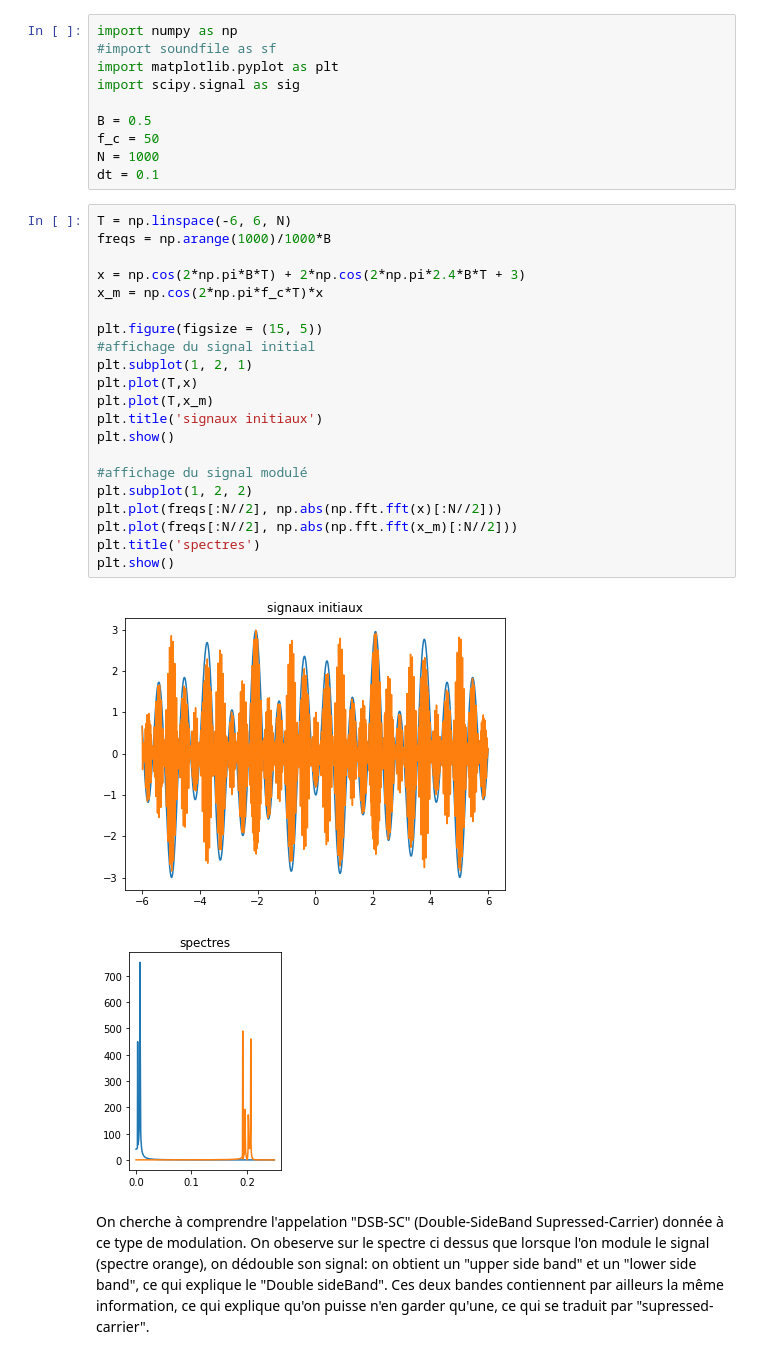
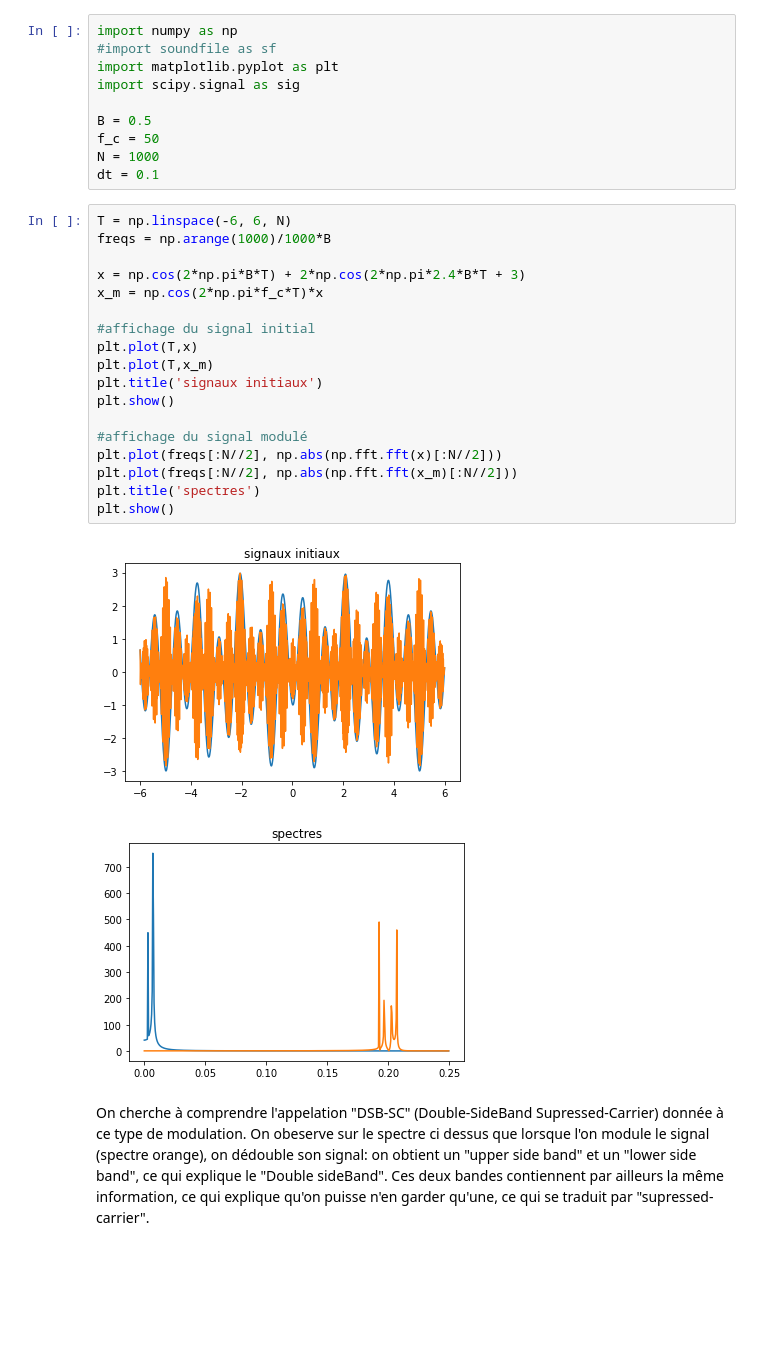
Before and after one commit to jlouard/Projet-Traitement-du-Signal, a Jupyter notebook: Untitled.ipynb, the cells around one changed output. Drawn from its saved outputs; the diff is of its cells as text; blank space fills up the shorter version.

```diff
--- a/Untitled.ipynb
+++ b/Untitled.ipynb
@@ -22,26 +22,23 @@ dt = 0.1
 # %%
 T = np.linspace(-6, 6, N)
 freqs = np.arange(1000)/1000*B
 
 x = np.cos(2*np.pi*B*T) + 2*np.cos(2*np.pi*2.4*B*T + 3)
 x_m = np.cos(2*np.pi*f_c*T)*x
 
-plt.figure(figsize = (15, 5))
 #affichage du signal initial
-plt.subplot(1, 2, 1)
 plt.plot(T,x)
 plt.plot(T,x_m)
 plt.title('signaux initiaux')
 plt.show()
 
 #affichage du signal modulé
-plt.subplot(1, 2, 2)
 plt.plot(freqs[:N//2], np.abs(np.fft.fft(x)[:N//2]))
 plt.plot(freqs[:N//2], np.abs(np.fft.fft(x_m)[:N//2]))
 plt.title('spectres')
 plt.show()
 # %% [output]
-[figure, old version]
+[figure, new version]
-[figure, old version]
+[figure, new version]
 # %% [markdown]
 On cherche à comprendre l'appelation "DSB-SC" (Double-SideBand Supressed-Carrier) donnée à ce type de modulation. On obeserve sur le spectre ci dessus que lorsque l'on module le signal (spectre orange), on dédouble son signal: on obtient un "upper side band" et un "lower side band", ce qui explique le "Double sideBand". Ces deux bandes contiennent par ailleurs la même information, ce qui explique qu'on puisse n'en garder qu'une, ce qui se traduit par "supressed-carrier".
```
Also changed, not shown: parts of 4 cells of this notebook.
